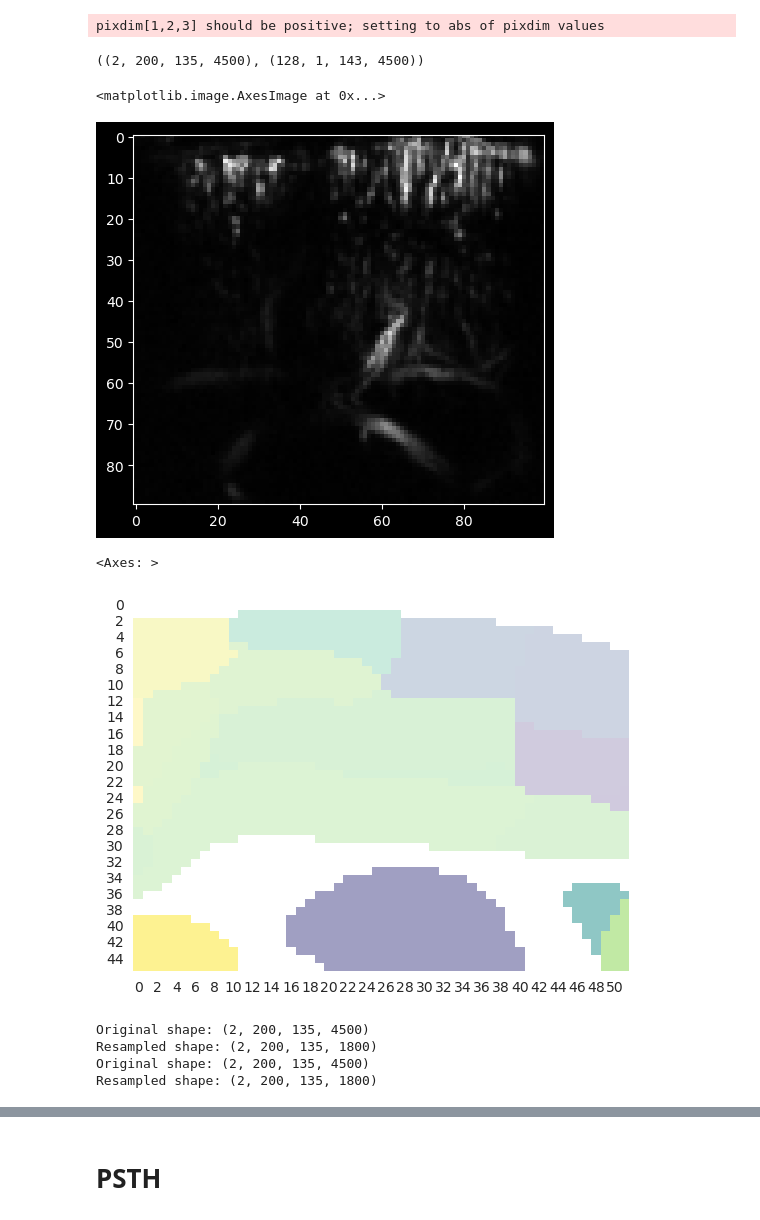
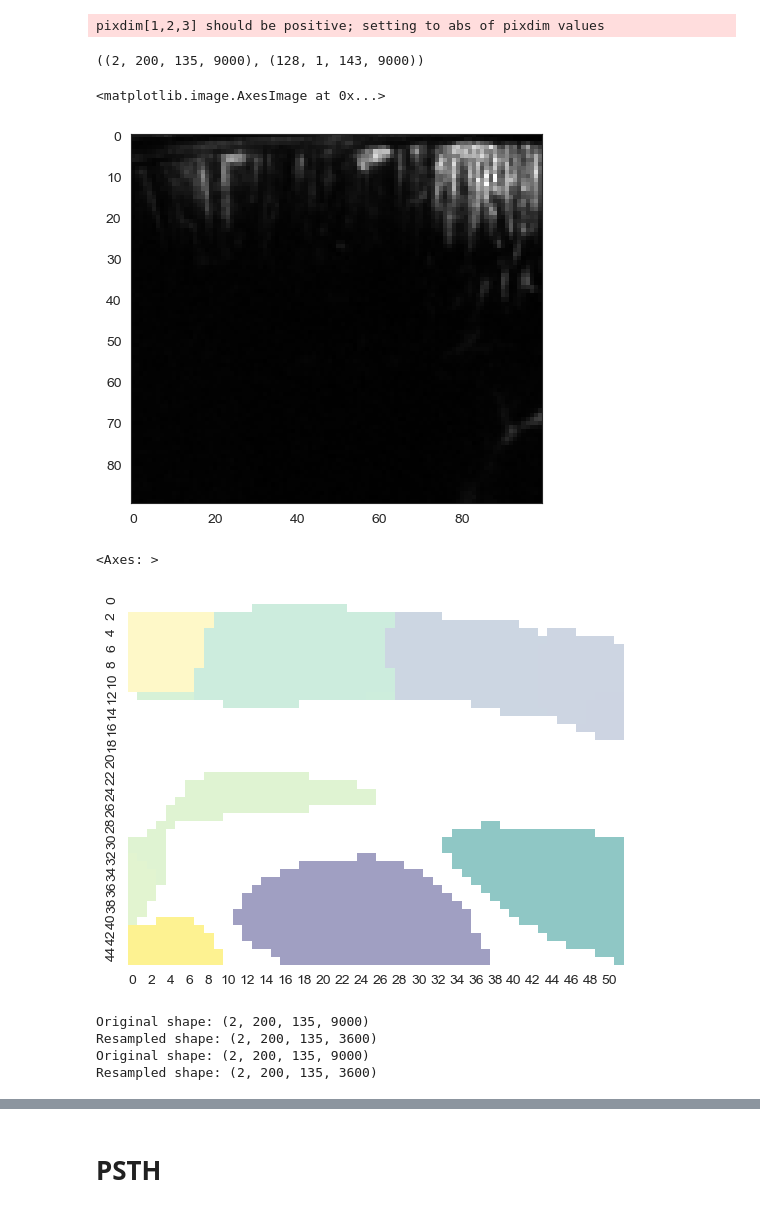
Before and after one commit to yibeichan/fUSi-workflow, a Jupyter notebook: code/092324_updates.ipynb, the cells around one changed output, grey strips where cells are left out. Cells and saved outputs as stored; diff of their text form; code cells hidden in the pictures.

```diff
--- a/code/092324_updates.ipynb
+++ b/code/092324_updates.ipynb
@@ -131,13 +124,3 @@ np.unique(cortical_atlas[0, :, :])
 array([  0.,   1.,   2.,   5.,  10.,  11.,  12.,  13.,  14.,  15.,  16.,
         18.,  20.,  25.,  28.,  30.,  67.,  79.,  80.,  81.,  82.,  83.,
         85.,  86.,  87.,  89.,  90.,  91., 101., 102., 103., 105.])
-# %%
-from matplotlib.colors import ListedColormap, BoundaryNorm
-
-# Create a colormap where 0 is white
-cmap = plt.get_cmap('viridis', 256)  # 'viridis' or any colormap of your choice
-new_cmap = cmap(np.linspace(0, 1, 256))
-new_cmap[0, :] = np.array([1, 1, 1, 1])  # Set the first color (corresponding to 0) to white
-new_cmap = ListedColormap(new_cmap)
-plt.imshow(np.rot90(cortical_atlas[1, :, :]), cmap=new_cmap)
-plt.show()
@@ -146,6 +127,9 @@ plt.show()
 # %%
-raw_ts_file = os.path.join(task_dir, '0618_livemarmoset_plane1.5.nii')
-transformed_ts_file = os.path.join(task_dir,'grouper_livemarmoset_0618_ts_transformed.npy')
+# raw_ts_file = os.path.join(task_dir, '0618_livemarmoset_plane1.5.nii')
+# transformed_ts_file = os.path.join(task_dir,'grouper_livemarmoset_0618_ts_transformed.npy')
+
+raw_ts_file = os.path.join(task_dir, 'Grouper_audiocue_060324_2D.nii')
+transformed_ts_file = os.path.join(task_dir,'grouper_audiocue_060324_8-5_ts_transformed.npy')
 
 raw_ts = nib.load(raw_ts_file).get_fdata()
 transformed_ts = np.load(transformed_ts_file)
@@ -154,33 +138,33 @@ pixdim[1,2,3] should be positive; setting to abs of pixdim values
 # %%
 transformed_ts.shape, raw_ts.shape
 # %% [output]
-((2, 200, 135, 4500), (128, 1, 143, 4500))
+((2, 200, 135, 9000), (128, 1, 143, 9000))
 # %%
 plt.imshow(raw_ts[10:110, 0, 10:100, 0].T, cmap='gray')
 # %% [output]
 <matplotlib.image.AxesImage at 0x...>
-[figure, old version]
+[figure, new version]
 # %%
 import numpy as np
 import seaborn as sns
 import matplotlib.pyplot as plt
 from scipy.ndimage import sobel
 from skimage.measure import find_contours
 from scipy.ndimage import gaussian_filter
 
 # Set white theme
 sns.set_style("white")
 # Example cortical data (replace with actual cortical atlas data)
-cortical_data = np.rot90(np.max(cortical_atlas[:, 80:132, 72:118], axis=0))
-subcortical_data = np.rot90(np.max(subcortical_atlas[:, 80:132, 72:118], axis=0))
+cortical_data = np.rot90(np.max(cortical_atlas[87:89, 80:132, 72:118], axis=0))
+subcortical_data = np.rot90(np.max(subcortical_atlas[87:89, 80:132, 72:118], axis=0))
 transform_ts_data = np.rot90(np.max(transformed_ts[:, 80:132, 72:118, 0], axis=0))
 
 sns.heatmap(cortical_data, cmap=new_cmap, cbar=False, alpha=0.5)
 sns.heatmap(subcortical_data, cmap=new_cmap, cbar=False, alpha=0.5)
 # sns.heatmap(transform_ts_data, cmap="viridis", cbar=False, alpha=0.5)
 # %% [output]
 <Axes: >
-[figure, old version]
+[figure, new version]
 # %%
 def extract_roi_ts(atlas_data, brain_data):
     # Ensure atlas and brain_data have matching spatial dimensions
@@ -270,8 +258,8 @@ def resample2sec(data):
 resampled_raw = resample2sec(transformed_ts)
 resampled_cleaned = resample2sec(cleaned_transformed_data)
 # %% [output]
-Original shape: (2, 200, 135, 4500)
-Resampled shape: (2, 200, 135, 1800)
-Original shape: (2, 200, 135, 4500)
-Resampled shape: (2, 200, 135, 1800)
+Original shape: (2, 200, 135, 9000)
+Resampled shape: (2, 200, 135, 3600)
+Original shape: (2, 200, 135, 9000)
+Resampled shape: (2, 200, 135, 3600)
 # %%
```
Also changed, not shown: parts of 39 cells of this notebook.
